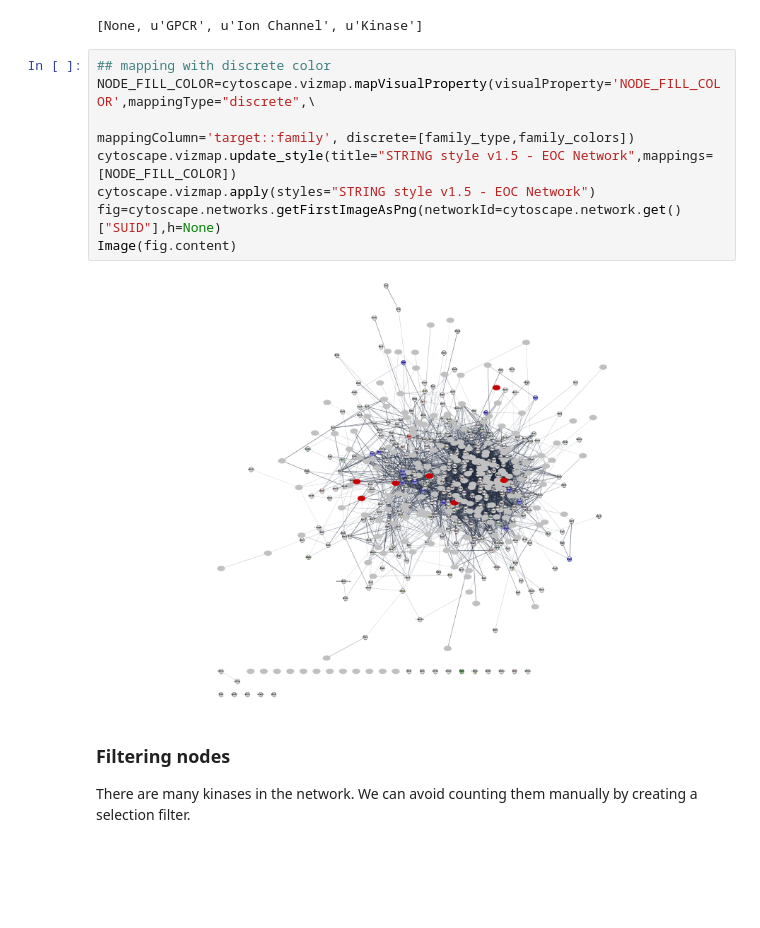
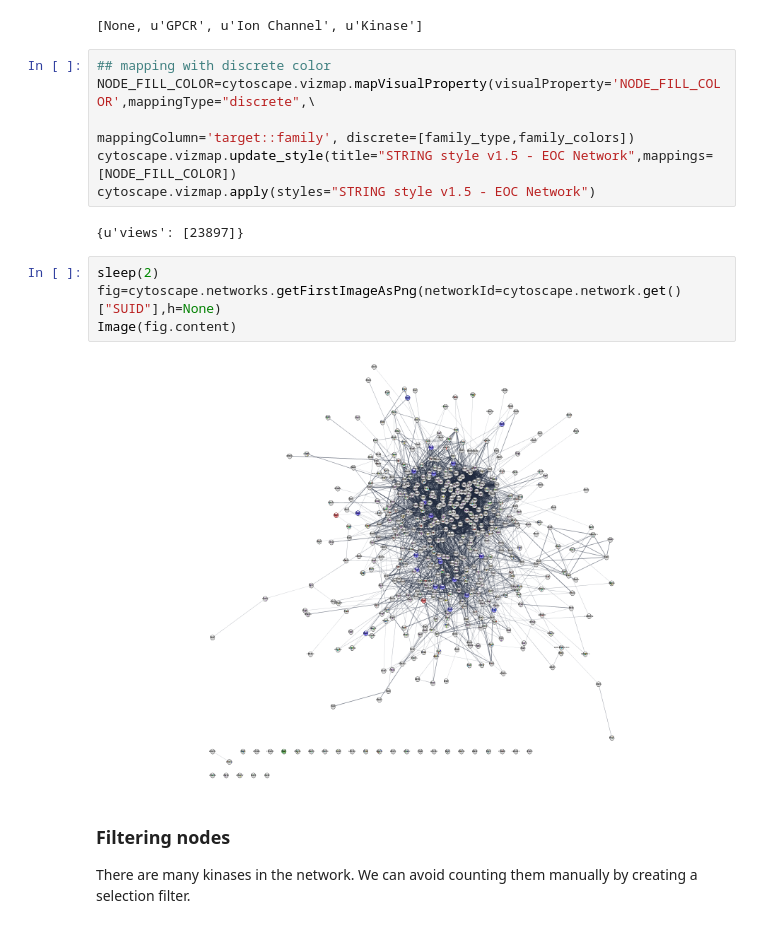
Before and after one commit to scaramonche/EuBIC2020_Cytoscape, a Jupyter notebook: cytoscape_string_ex3.ipynb, the cells around one changed output. Saved outputs shown, nothing was run; the diff lists cells and outputs as text; blank space fills up the shorter version.

```diff
--- a/cytoscape_string_ex3.ipynb
+++ b/cytoscape_string_ex3.ipynb
@@ -74,10 +79,14 @@ NODE_FILL_COLOR=cytoscape.vizmap.mapVisualProperty(visualProperty='NODE_FILL_COL
                                                    mappingColumn='target::family', discrete=[family_type,family_colors])
 cytoscape.vizmap.update_style(title="STRING style v1.5 - EOC Network",mappings=[NODE_FILL_COLOR])
 cytoscape.vizmap.apply(styles="STRING style v1.5 - EOC Network")
-fig=cytoscape.networks.getFirstImageAsPng(networkId=cytoscape.network.get()["SUID"],h=None)
-Image(fig.content)
 # %% [output]
-[figure, removed]
+{u'views': [23897]}
+# %%
+sleep(2)
+fig=cytoscape.networks.getFirstImageAsPng(networkId=cytoscape.network.get()["SUID"],h=None)
+Image(fig.content)
+# %% [output]
+[figure, added]
 # %% [markdown]
 ### Filtering nodes
 There are many kinases in the network. We can avoid counting them manually by creating a selection filter.
```
Also changed, not shown: parts of 12 cells of this notebook, 1 other file.
